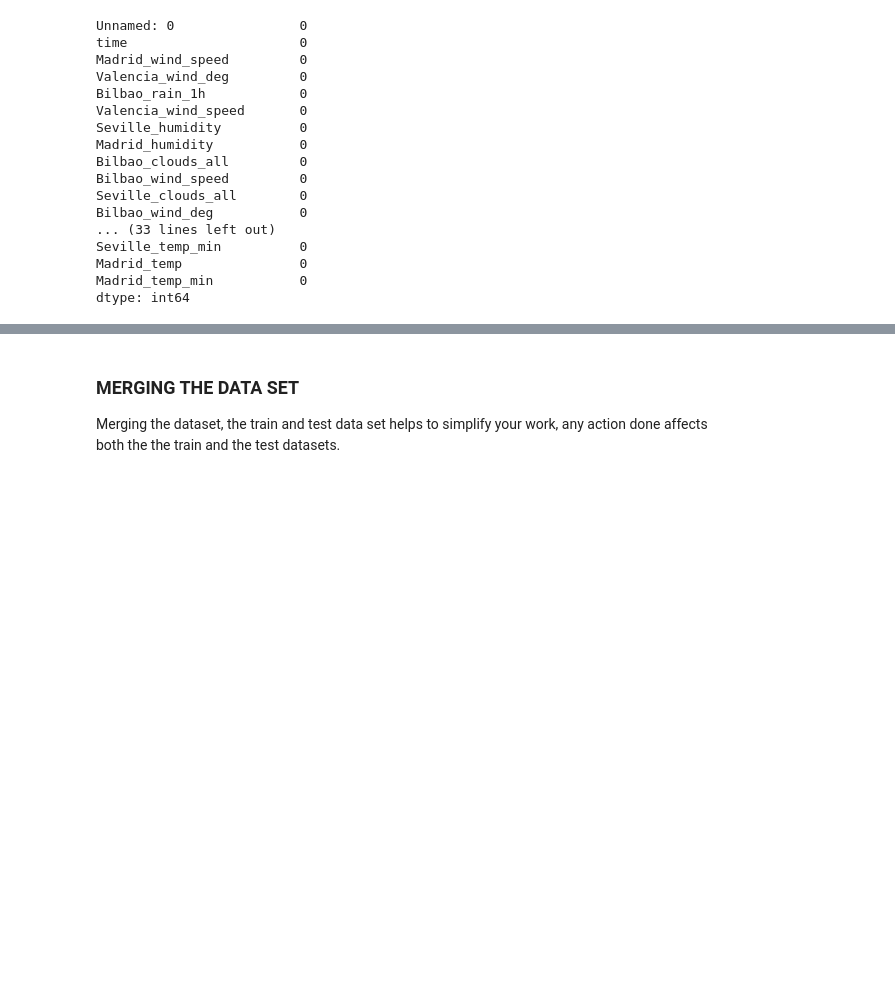
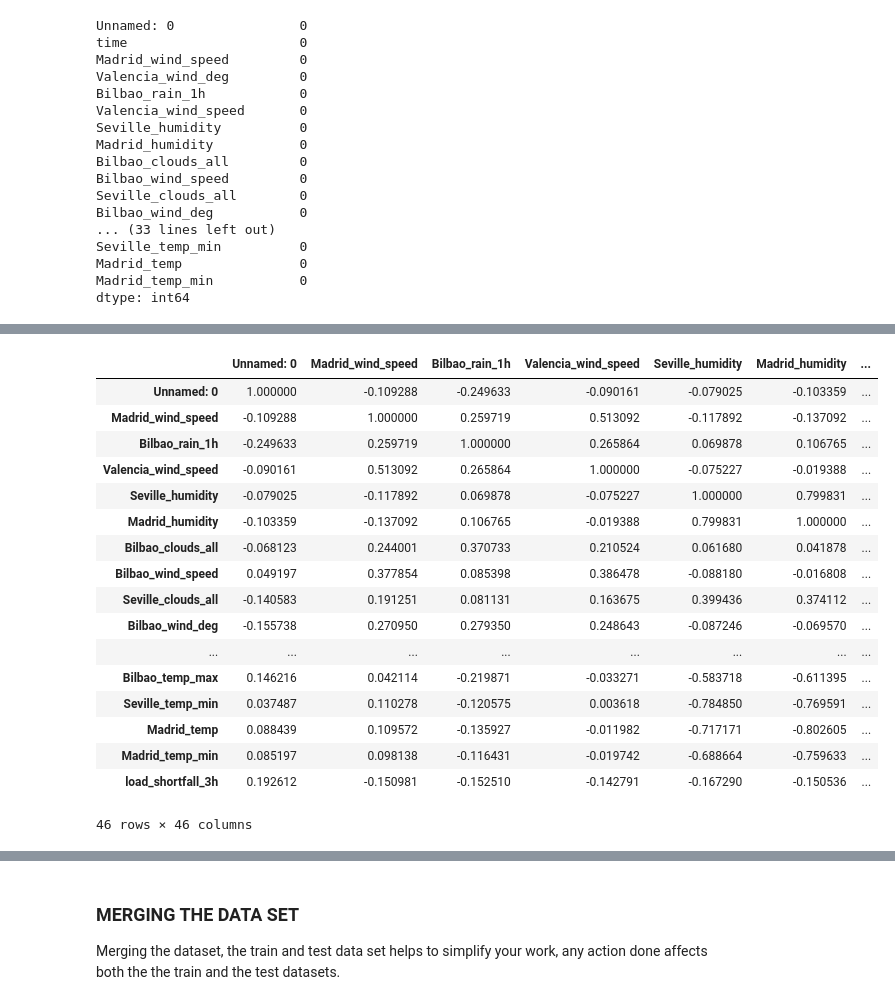
Before and after one commit to YinkaOlusola/Energy_Demand_Shortfall_Prediction-Advanced_Regression, a Jupyter notebook: starter-notebook.ipynb, the cells around one changed output, grey strips where cells are left out. Saved outputs shown, nothing was run; the diff lists cells and outputs as text; code cells hidden in the pictures; blank space fills up the shorter version.

Commit message:
Updated Notebook with cleaned data set

```diff
--- a/starter-notebook.ipynb
+++ b/starter-notebook.ipynb
@@ -100,0 +100,4 @@ df_train
+# %%
+# load the train data
+df_train = pd.read_csv('df_train.csv')
+df_train
@@ -254,0 +287,22 @@ dtype: int64
+# %%
+# evaluate correlation for df_train
+df_train.corr()
+# %% [output]
+|  | Unnamed: 0 | Madrid_wind_speed | Bilbao_rain_1h | Valencia_wind_speed | Seville_humidity | Madrid_humidity | ... |
+| Unnamed: 0 | 1.000000 | -0.109288 | -0.249633 | -0.090161 | -0.079025 | -0.103359 | ... |
+| Madrid_wind_speed | -0.109288 | 1.000000 | 0.259719 | 0.513092 | -0.117892 | -0.137092 | ... |
+| Bilbao_rain_1h | -0.249633 | 0.259719 | 1.000000 | 0.265864 | 0.069878 | 0.106765 | ... |
+| Valencia_wind_speed | -0.090161 | 0.513092 | 0.265864 | 1.000000 | -0.075227 | -0.019388 | ... |
+| Seville_humidity | -0.079025 | -0.117892 | 0.069878 | -0.075227 | 1.000000 | 0.799831 | ... |
+| Madrid_humidity | -0.103359 | -0.137092 | 0.106765 | -0.019388 | 0.799831 | 1.000000 | ... |
+| Bilbao_clouds_all | -0.068123 | 0.244001 | 0.370733 | 0.210524 | 0.061680 | 0.041878 | ... |
+| Bilbao_wind_speed | 0.049197 | 0.377854 | 0.085398 | 0.386478 | -0.088180 | -0.016808 | ... |
+| Seville_clouds_all | -0.140583 | 0.191251 | 0.081131 | 0.163675 | 0.399436 | 0.374112 | ... |
+| Bilbao_wind_deg | -0.155738 | 0.270950 | 0.279350 | 0.248643 | -0.087246 | -0.069570 | ... |
+| ... | ... | ... | ... | ... | ... | ... | ... |
+| Bilbao_temp_max | 0.146216 | 0.042114 | -0.219871 | -0.033271 | -0.583718 | -0.611395 | ... |
+| Seville_temp_min | 0.037487 | 0.110278 | -0.120575 | 0.003618 | -0.784850 | -0.769591 | ... |
+| Madrid_temp | 0.088439 | 0.109572 | -0.135927 | -0.011982 | -0.717171 | -0.802605 | ... |
+| Madrid_temp_min | 0.085197 | 0.098138 | -0.116431 | -0.019742 | -0.688664 | -0.759633 | ... |
+| load_shortfall_3h | 0.192612 | -0.150981 | -0.152510 | -0.142791 | -0.167290 | -0.150536 | ... |
+46 rows × 46 columns
```
Also changed, not shown: parts of 35 cells of this notebook.
